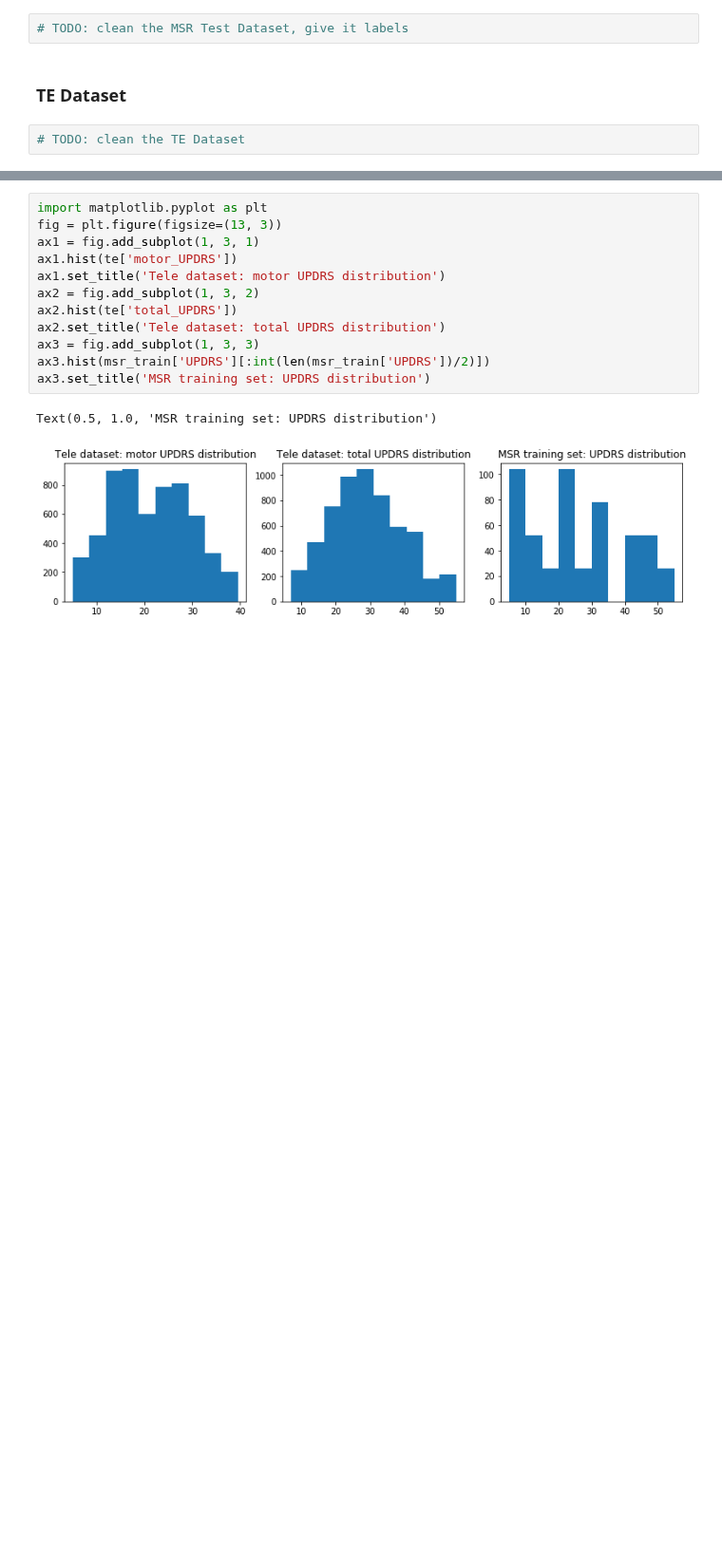
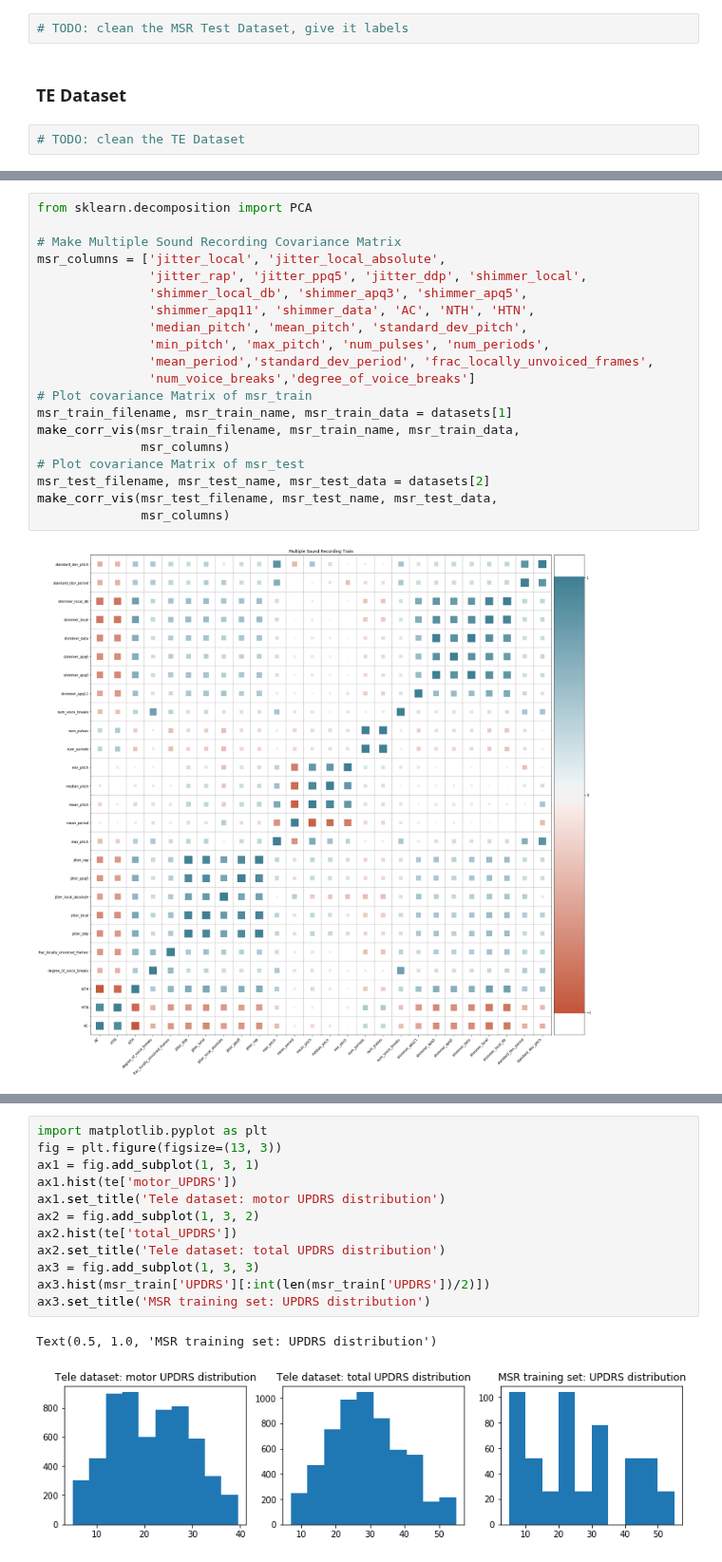
Before and after one commit to adachille/parkinsons-detector, a Jupyter notebook: parkinsons-data-exploration.ipynb, the cells around one changed output, grey strips where cells are left out. Shown at 95% size. Cells and saved outputs as stored; diff of their text form; blank space fills up the shorter version.

```diff
--- a/parkinsons-data-exploration.ipynb
+++ b/parkinsons-data-exploration.ipynb
@@ -151,0 +155,22 @@ The most immediate thing to jump out from this dataset, is that many dimensions
+# %%
+from sklearn.decomposition import PCA
+
+# Make Multiple Sound Recording Covariance Matrix
+msr_columns = ['jitter_local', 'jitter_local_absolute',
+               'jitter_rap', 'jitter_ppq5', 'jitter_ddp', 'shimmer_local',
+               'shimmer_local_db', 'shimmer_apq3', 'shimmer_apq5',
+               'shimmer_apq11', 'shimmer_data', 'AC', 'NTH', 'HTN',
+               'median_pitch', 'mean_pitch', 'standard_dev_pitch',
+               'min_pitch', 'max_pitch', 'num_pulses', 'num_periods',
+               'mean_period','standard_dev_period', 'frac_locally_unvoiced_frames',
+               'num_voice_breaks','degree_of_voice_breaks']
+# Plot covariance Matrix of msr_train
+msr_train_filename, msr_train_name, msr_train_data = datasets[1]
+make_corr_vis(msr_train_filename, msr_train_name, msr_train_data,
+              msr_columns)
+# Plot covariance Matrix of msr_test
+msr_test_filename, msr_test_name, msr_test_data = datasets[2]
+make_corr_vis(msr_test_filename, msr_test_name, msr_test_data,
+              msr_columns)
+# %% [output]
+[figure, added]
```
Also changed, not shown: parts of 7 cells of this notebook, 2 other files.
